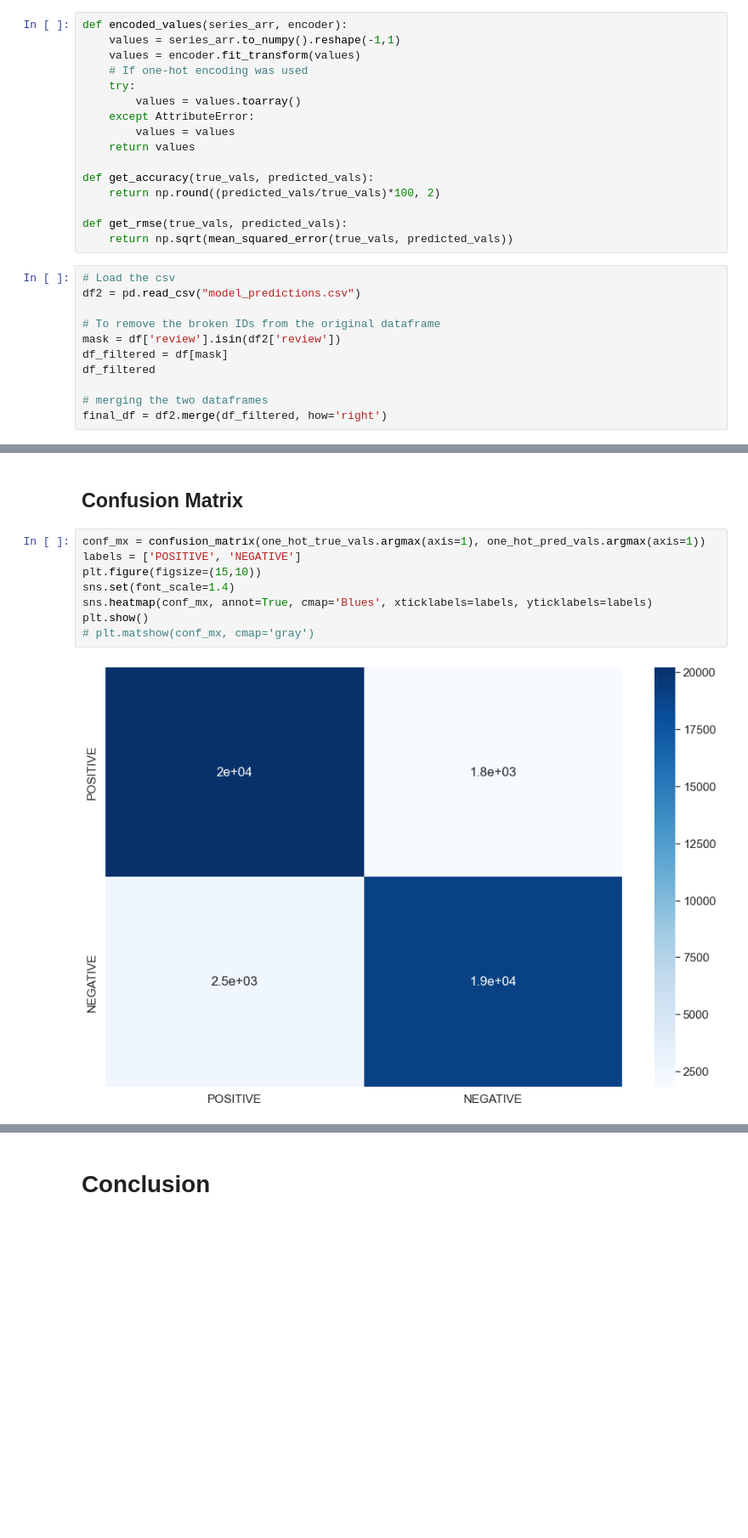
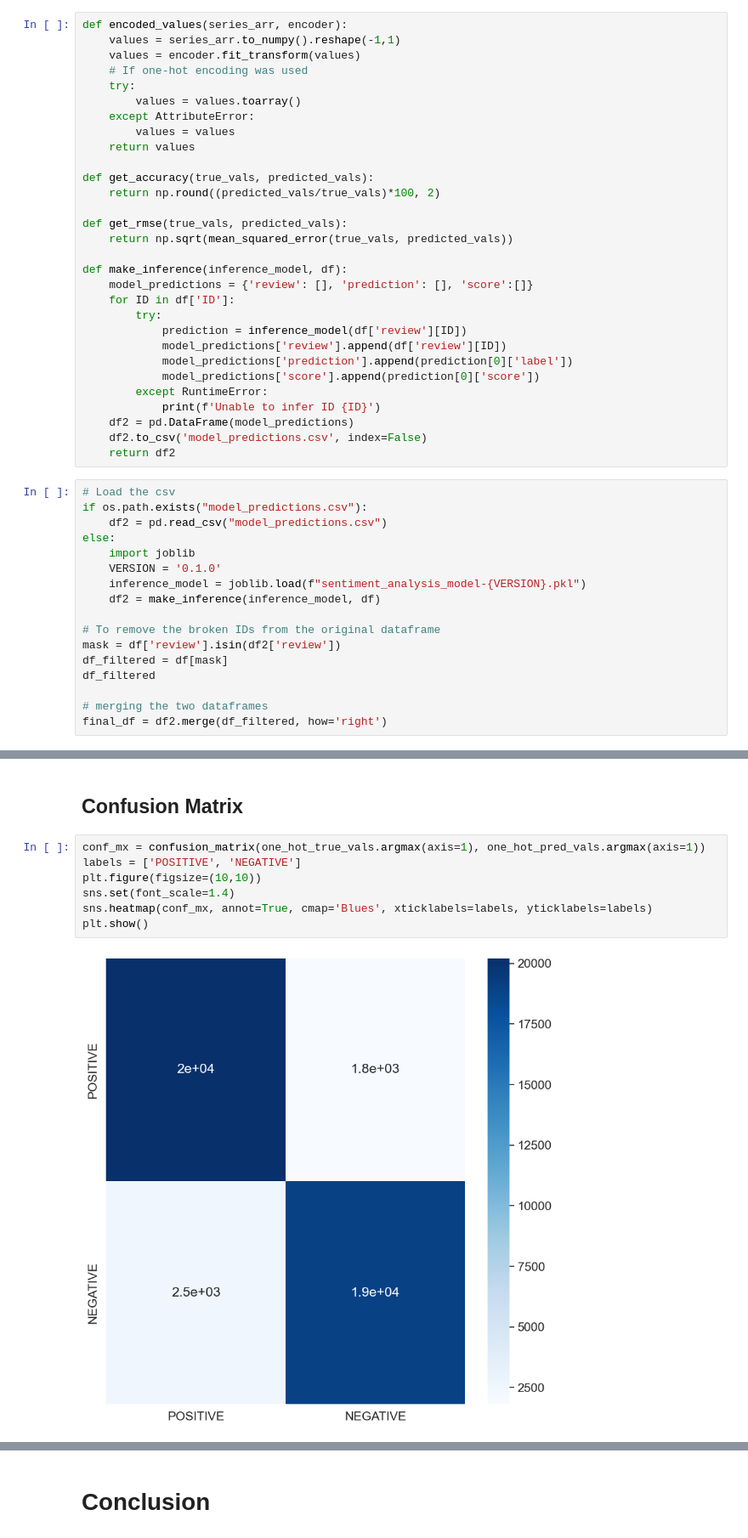
Before and after one commit to aj-devera/ML-Projects, a Jupyter notebook: Application Sentiment Analysis.ipynb, the cells around one changed output, grey strips where cells are left out. Shown: that part at 85% size. Drawn from its saved outputs; the diff is of its cells as text; blank space fills up the shorter version.

```diff
--- a/Application Sentiment Analysis.ipynb
+++ b/Application Sentiment Analysis.ipynb
@@ -113,9 +107,29 @@ def get_accuracy(true_vals, predicted_vals):
 
 def get_rmse(true_vals, predicted_vals):
     return np.sqrt(mean_squared_error(true_vals, predicted_vals))
+
+def make_inference(inference_model, df):
+    model_predictions = {'review': [], 'prediction': [], 'score':[]}
+    for ID in df['ID']:
+        try:
+            prediction = inference_model(df['review'][ID])
+            model_predictions['review'].append(df['review'][ID])
+            model_predictions['prediction'].append(prediction[0]['label'])
+            model_predictions['score'].append(prediction[0]['score'])
+        except RuntimeError:
+            print(f'Unable to infer ID {ID}')
+    df2 = pd.DataFrame(model_predictions)
+    df2.to_csv('model_predictions.csv', index=False)
+    return df2
 # %%
 # Load the csv
-df2 = pd.read_csv("model_predictions.csv")
+if os.path.exists("model_predictions.csv"):
+    df2 = pd.read_csv("model_predictions.csv")
+else:
+    import joblib
+    VERSION = '0.1.0'
+    inference_model = joblib.load(f"sentiment_analysis_model-{VERSION}.pkl")
+    df2 = make_inference(inference_model, df)
 
 # To remove the broken IDs from the original dataframe
 mask = df['review'].isin(df2['review'])
@@ -179,10 +193,9 @@ The mean squared error and RMSE using both encoders were similar; however, there
 # %%
 conf_mx = confusion_matrix(one_hot_true_vals.argmax(axis=1), one_hot_pred_vals.argmax(axis=1))
 labels = ['POSITIVE', 'NEGATIVE']
-plt.figure(figsize=(15,10))
+plt.figure(figsize=(10,10))
 sns.set(font_scale=1.4)
 sns.heatmap(conf_mx, annot=True, cmap='Blues', xticklabels=labels, yticklabels=labels)
 plt.show()
-# plt.matshow(conf_mx, cmap='gray')
 # %% [output]
-[figure, old version]
+[figure, new version]
```
Also changed, not shown: parts of 9 cells of this notebook.
